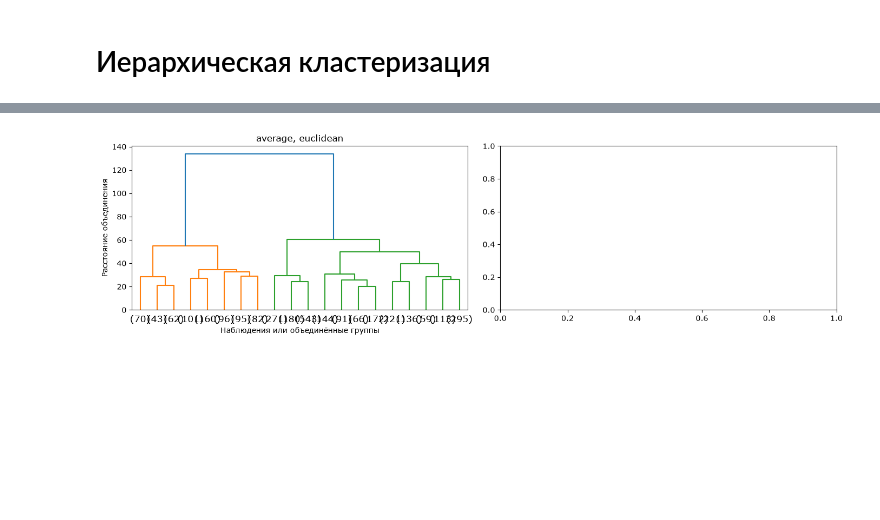
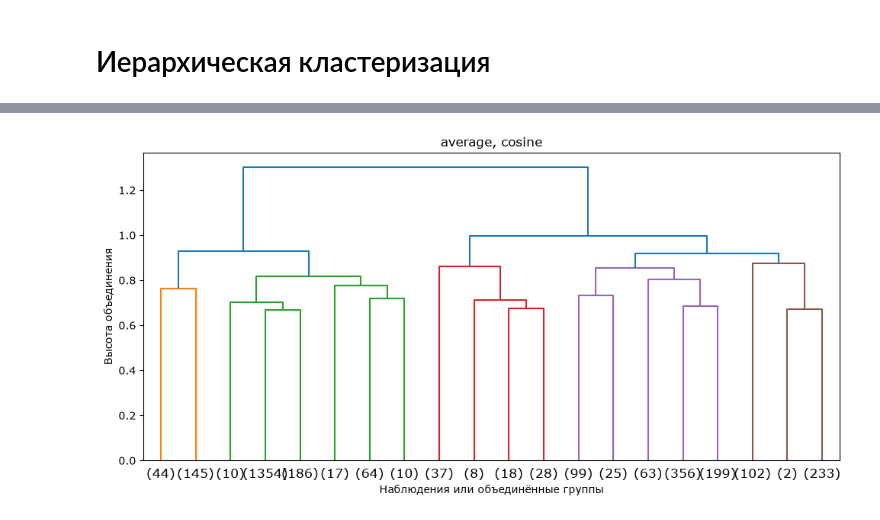
Before and after one commit to zheeenyaaa/ML_Classificators, a Jupyter notebook: 2laba.ipynb, the cells around one changed output, grey strips where cells are left out. Saved outputs shown, nothing was run; the diff lists cells and outputs as text; code cells hidden in the pictures; blank space fills up the shorter version.

```diff
--- a/2laba.ipynb
+++ b/2laba.ipynb
@@ -497,5 +558,5 @@ display(pd.DataFrame(rows))
 # %%
-db_eps = 1.385
+db_eps = 1.6
 db_min_samples = 22
 SEED = 42
 # %% [markdown]
@@ -537,13 +696,20 @@ plt.scatter(
     X_db_2d[noise, 0], X_db_2d[noise, 1],
     color="gray", marker="x", s=10, alpha=0.3, label="Шум",
 )
-plt.scatter(
-    X_db_2d[~noise, 0], X_db_2d[~noise, 1],
-    c=labels_db[~noise], cmap="tab20", s=10, alpha=0.6,
-)
+# Для каждого кластера задаём свой цвет и подпись в легенде.
+cmap = plt.get_cmap("tab20")
+for i, cluster in enumerate(np.unique(labels_db[~noise])):
+    mask = labels_db == cluster
+    plt.scatter(
+        X_db_2d[mask, 0], X_db_2d[mask, 1],
+        color=cmap(i % cmap.N), s=10, alpha=0.6,
+        label=f"Кластер {cluster}",
+    )
+
 plt.xlabel("Первая главная компонента")
 plt.ylabel("Вторая главная компонента")
 plt.title(f"DBSCAN, min_samples = {db_min_samples}")
-plt.legend()
+plt.legend(title="Метки DBSCAN", loc="upper left", bbox_to_anchor=(1.02, 1))
+plt.tight_layout()
 plt.show()
 # %% [output]
@@ -608,38 +791,36 @@ X_ierarchical = X_raw_filtered.copy()
 # %%
-# Одинаковая подвыборка для обеих метрик.
-distances_to_compare = {"Евклидова": "euclidean", "Манхэттенская": "cityblock"}
+from scipy.cluster.hierarchy import dendrogram, linkage as scipy_linkage
+
+# Выбираем метрику и способ связи.
+hier_metric = "cosine"
+hier_method = "average"
+X_hier = X.sample(n=min(3000, len(X)), random_state=42)
+
+# Для манхэттенского расстояния SciPy использует имя cityblock.
+scipy_metric = "cityblock" if hier_metric == "manhattan" else hier_metric
+
+# Берём до 3000 строк из того же набора, по которому выбираем индексы.
 rng = np.random.default_rng(42)
 sample_idx = rng.choice(
-    len(X_ierarchical),
-    size=min(3000, len(X)),
+    len(X_hier),
+    size=min(3000, len(X_hier)),
     replace=False,
 )
+X_dendro = np.asarray(X_hier, dtype=float)[sample_idx]
 
-# Переводим DataFrame в NumPy и выбираем строки.
-X_hier = np.asarray(X_ierarchical, dtype=float)[sample_idx]
+# Строим полное дерево последовательных объединений на подвыборке.
+tree = scipy_linkage(X_dendro, method=hier_method, metric=scipy_metric)
 
-trees = {}
-fig, axes = plt.subplots(1, 2, figsize=(14, 4))
+fig, ax = plt.subplots(figsize=(10, 5))
 
-for metric, ax in zip(["euclidean"], axes):
-    # Строим дерево всех последовательных объединений.
-    tree = linkage(X_hier, method="ward", metric=metric)
-    trees[metric] = tree
+# Показываем верхнюю часть дерева с 20 группами на нижней оси.
+dendrogram(tree, truncate_mode="lastp", p=20, ax=ax)
 
-    # Показываем верхнюю часть дерева в сокращённом виде.
-    dendrogram(
-        tree,
-        truncate_mode="lastp",
-        p=20,
-        ax=ax,
-    )
-
-    ax.set_title(f"average, {metric}")
-    ax.set_xlabel("Наблюдения или объединённые группы")
-    ax.set_ylabel("Расстояние объединения")
-
+ax.set_title(f"{hier_method}, {hier_metric}")
+ax.set_xlabel("Наблюдения или объединённые группы")
+ax.set_ylabel("Высота объединения")
 fig.tight_layout()
 plt.show()
 # %% [output]
-[figure, old version]
+[figure, new version]
 # %%
```
Also changed, not shown: parts of 37 cells of this notebook, 2 other files.
